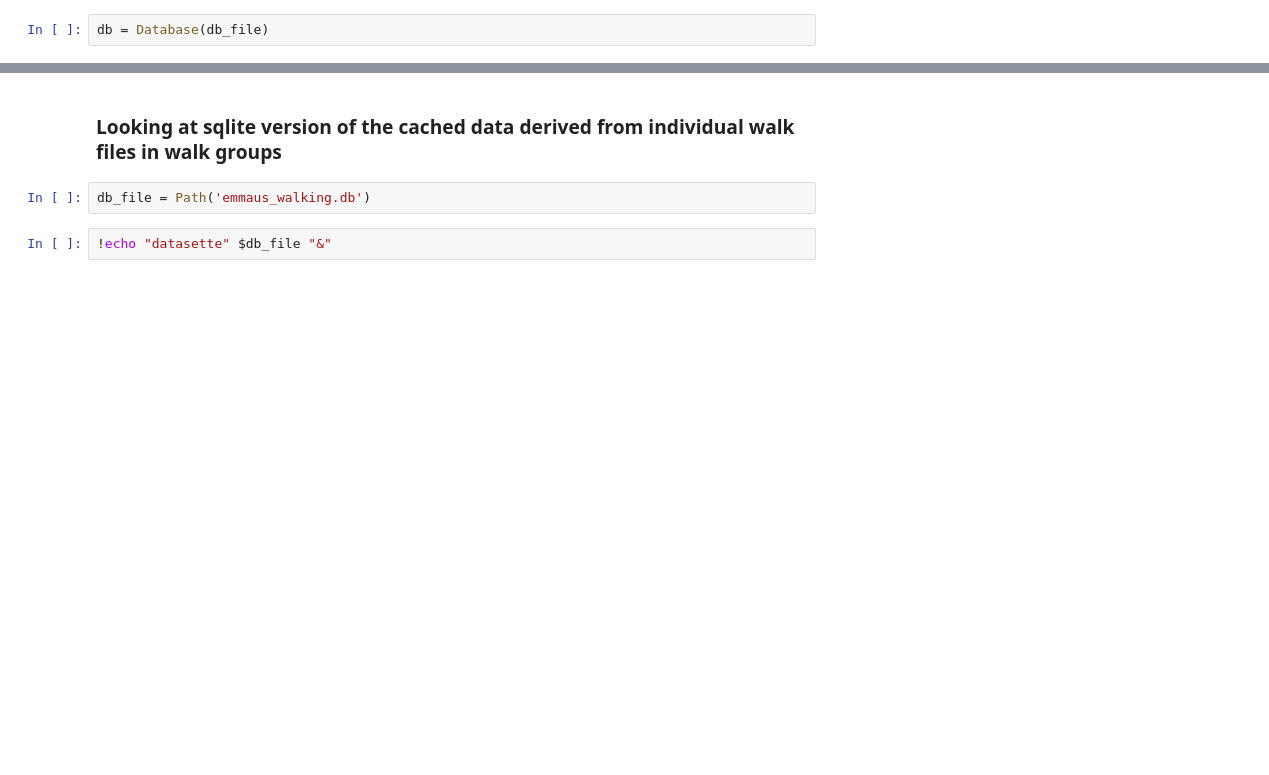
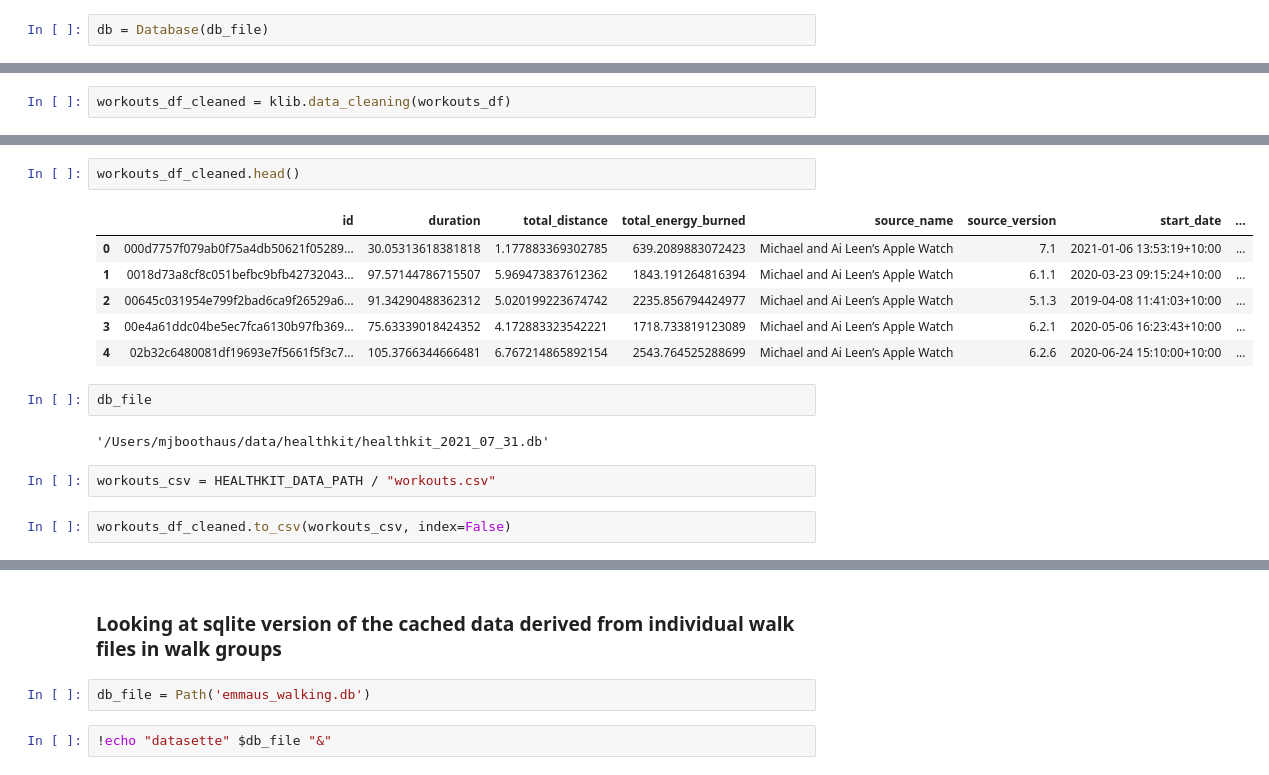
Before and after one commit to Mjboothaus/emmaus_walking, a Jupyter notebook: nbs/02_database.ipynb, the cells around one changed output, grey strips where cells are left out. Saved outputs shown, nothing was run; the diff lists cells and outputs as text; blank space fills up the shorter version.

```diff
--- a/nbs/02_database.ipynb
+++ b/nbs/02_database.ipynb
@@ -102,0 +216,2 @@ db = Database(db_file)
+# %%
+workouts_df_cleaned = klib.data_cleaning(workouts_df)
@@ -102,0 +251,17 @@ db = Database(db_file)
+# %%
+workouts_df_cleaned.head()
+# %% [output]
+|  | id | duration | total_distance | total_energy_burned | source_name | source_version | start_date | ... |
+| 0 | 000d7757f079ab0f75a4db50621f05289... | 30.05313618381818 | 1.177883369302785 | 639.2089883072423 | Michael and Ai Leen’s Apple Watch | 7.1 | 2021-01-06 13:53:19+10:00 | ... |
+| 1 | 0018d73a8cf8c051befbc9bfb42732043... | 97.57144786715507 | 5.969473837612362 | 1843.191264816394 | Michael and Ai Leen’s Apple Watch | 6.1.1 | 2020-03-23 09:15:24+10:00 | ... |
+| 2 | 00645c031954e799f2bad6ca9f26529a6... | 91.34290488362312 | 5.020199223674742 | 2235.856794424977 | Michael and Ai Leen’s Apple Watch | 5.1.3 | 2019-04-08 11:41:03+10:00 | ... |
+| 3 | 00e4a61ddc04be5ec7fca6130b97fb369... | 75.63339018424352 | 4.172883323542221 | 1718.733819123089 | Michael and Ai Leen’s Apple Watch | 6.2.1 | 2020-05-06 16:23:43+10:00 | ... |
+| 4 | 02b32c6480081df19693e7f5661f5f3c7... | 105.3766344666481 | 6.767214865892154 | 2543.764525288699 | Michael and Ai Leen’s Apple Watch | 6.2.6 | 2020-06-24 15:10:00+10:00 | ... |
+# %%
+db_file
+# %% [output]
+'/Users/mjboothaus/data/healthkit/healthkit_2021_07_31.db'
+# %%
+workouts_csv = HEALTHKIT_DATA_PATH / "workouts.csv"
+# %%
+workouts_df_cleaned.to_csv(workouts_csv, index=False)
```
Also changed, not shown: parts of 21 cells of this notebook.
